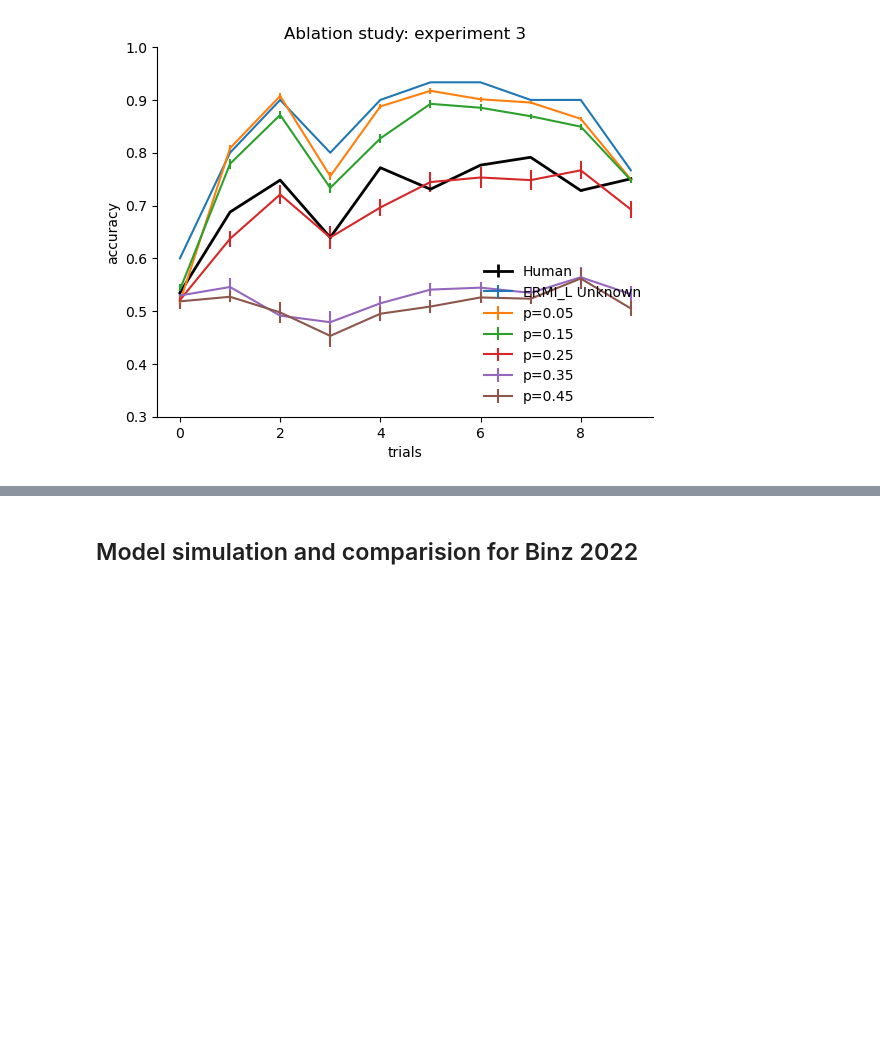
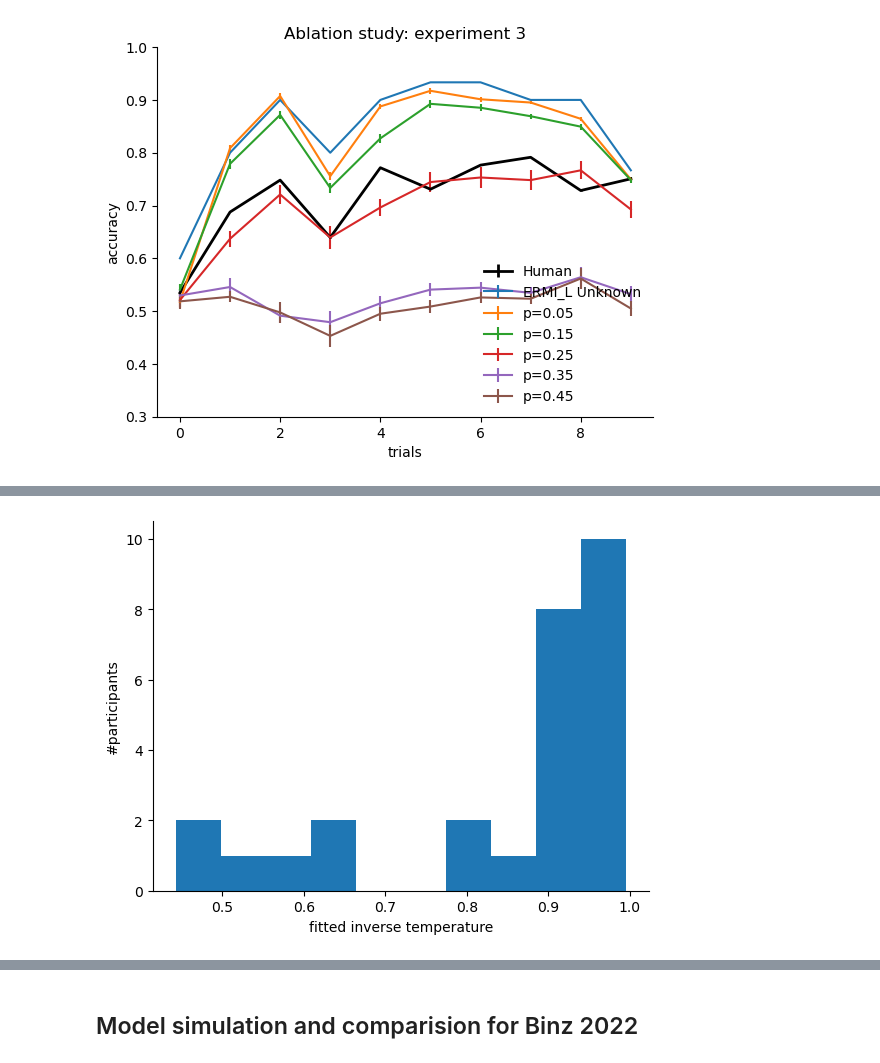
Before and after one commit to akjagadish/ermi, a Jupyter notebook: notebooks/figures.ipynb, the cells around one changed output, grey strips where cells are left out. Drawn from its saved outputs; the diff is of its cells as text; code cells hidden in the pictures; blank space fills up the shorter version.

```diff
--- a/notebooks/figures.ipynb
+++ b/notebooks/figures.ipynb
@@ -92,0 +100,7 @@ sns.despine()
+# %%
+plt.hist(results_bermi_paired['betas'][:,1])
+plt.ylabel('#participants')
+plt.xlabel('fitted inverse temperature')
+sns.despine()
+# %% [output]
+[figure, added]
```
Also changed, not shown: parts of 3 cells of this notebook.
